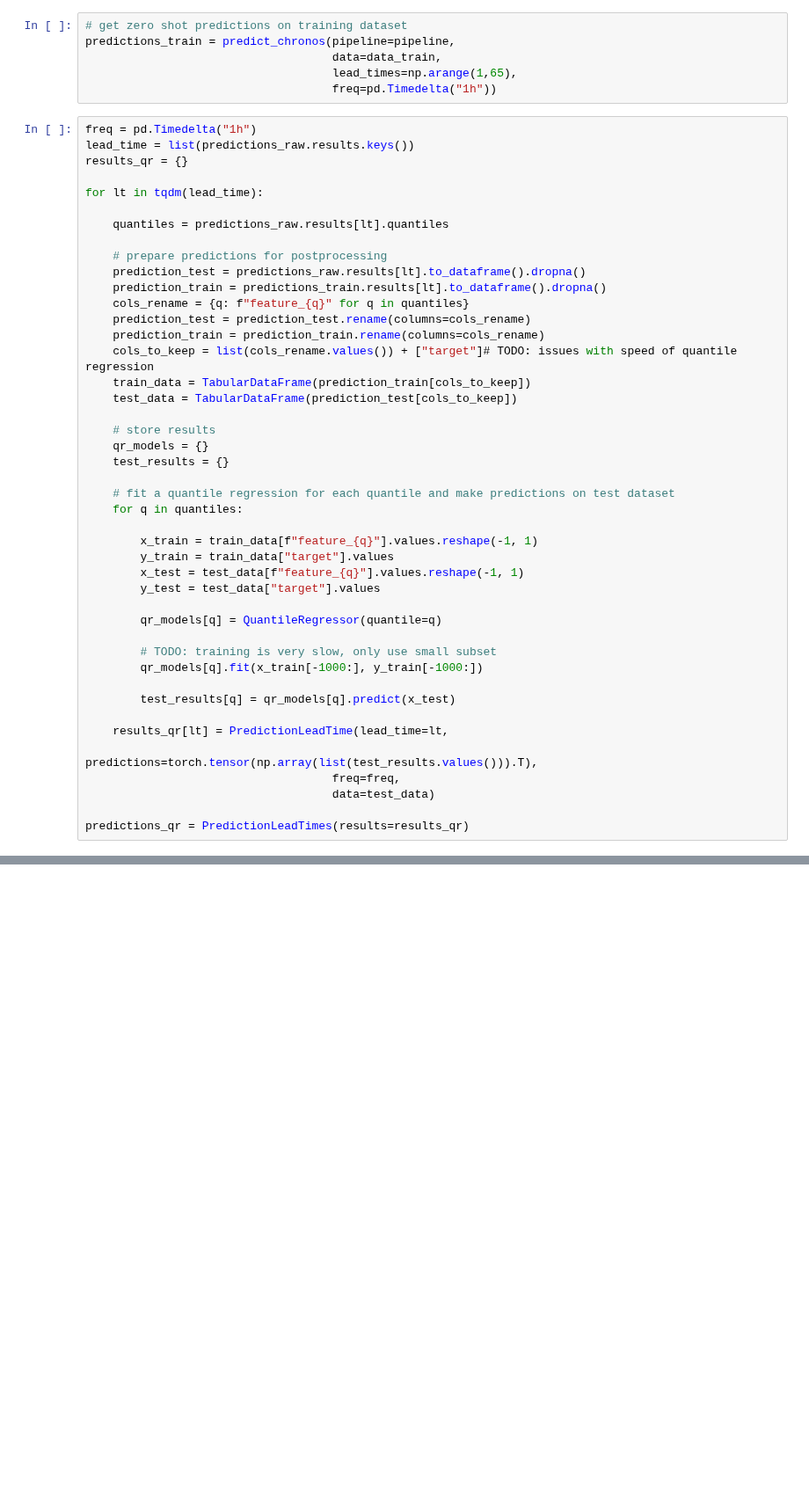
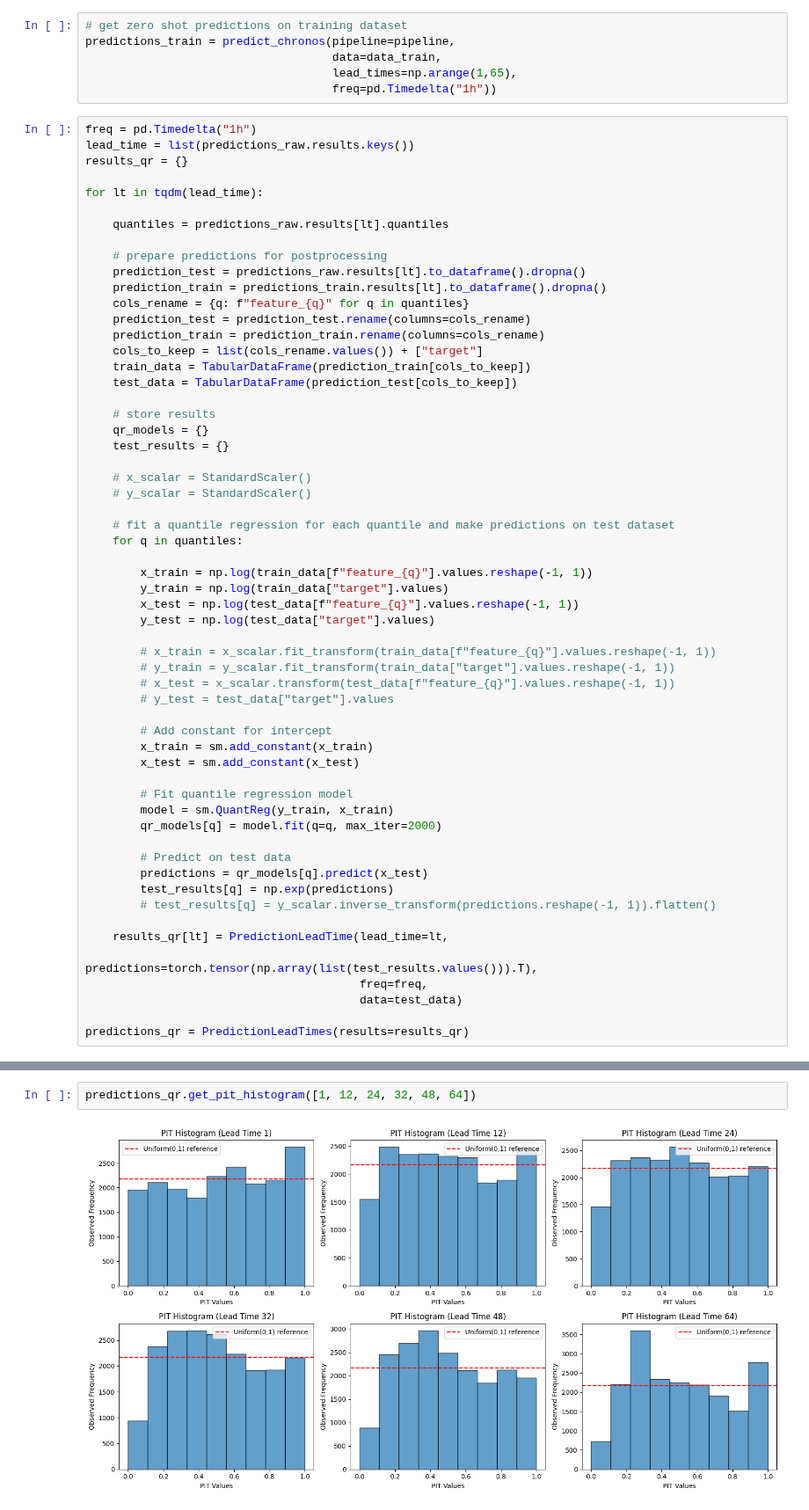
Before and after one commit to LouisSko/master-thesis, a Jupyter notebook: notebook.ipynb, the cells around one changed output, grey strips where cells are left out. Shown at 88% size. Cells and saved outputs as stored; diff of their text form; blank space fills up the shorter version.

Commit message:
replace sklearn quantile regression with statsmodels quantile regression

```diff
--- a/notebook.ipynb
+++ b/notebook.ipynb
@@ -290,7 +285,7 @@ for lt in tqdm(lead_time):
     cols_rename = {q: f"feature_{q}" for q in quantiles}
     prediction_test = prediction_test.rename(columns=cols_rename)
     prediction_train = prediction_train.rename(columns=cols_rename)
-    cols_to_keep = list(cols_rename.values()) + ["target"]# TODO: issues with speed of quantile regression
+    cols_to_keep = list(cols_rename.values()) + ["target"]
     train_data = TabularDataFrame(prediction_train[cols_to_keep])
     test_data = TabularDataFrame(prediction_test[cols_to_keep])
 
@@ -298,24 +293,38 @@ for lt in tqdm(lead_time):
     qr_models = {}
     test_results = {}
 
+    # x_scalar = StandardScaler()
+    # y_scalar = StandardScaler()
+
     # fit a quantile regression for each quantile and make predictions on test dataset
     for q in quantiles:
 
-        x_train = train_data[f"feature_{q}"].values.reshape(-1, 1)
-        y_train = train_data["target"].values
-        x_test = test_data[f"feature_{q}"].values.reshape(-1, 1)
-        y_test = test_data["target"].values
+        x_train = np.log(train_data[f"feature_{q}"].values.reshape(-1, 1))
+        y_train = np.log(train_data["target"].values)
+        x_test = np.log(test_data[f"feature_{q}"].values.reshape(-1, 1))
+        y_test = np.log(test_data["target"].values)
 
-        qr_models[q] = QuantileRegressor(quantile=q)
+        # x_train = x_scalar.fit_transform(train_data[f"feature_{q}"].values.reshape(-1, 1))
+        # y_train = y_scalar.fit_transform(train_data["target"].values.reshape(-1, 1))
+        # x_test = x_scalar.transform(test_data[f"feature_{q}"].values.reshape(-1, 1))
+        # y_test = test_data["target"].values
 
-        # TODO: training is very slow, only use small subset
-        qr_models[q].fit(x_train[-1000:], y_train[-1000:])
+        # Add constant for intercept
+        x_train = sm.add_constant(x_train)
+        x_test = sm.add_constant(x_test)
 
-        test_results[q] = qr_models[q].predict(x_test)
+        # Fit quantile regression model
+        model = sm.QuantReg(y_train, x_train)
+        qr_models[q] = model.fit(q=q, max_iter=2000)
+
+        # Predict on test data
+        predictions = qr_models[q].predict(x_test)
+        test_results[q] = np.exp(predictions)
+        # test_results[q] = y_scalar.inverse_transform(predictions.reshape(-1, 1)).flatten()
 
     results_qr[lt] = PredictionLeadTime(lead_time=lt,
-                                    predictions=torch.tensor(np.array(list(test_results.values())).T),
-                                    freq=freq,
-                                    data=test_data)
+                                        predictions=torch.tensor(np.array(list(test_results.values())).T),
+                                        freq=freq,
+                                        data=test_data)
 
 predictions_qr = PredictionLeadTimes(results=results_qr)
@@ -364,0 +353,4 @@ predictions_qr.get_pit_histogram()
+# %%
+predictions_qr.get_pit_histogram([1, 12, 24, 32, 48, 64])
+# %% [output]
+[figure, added]
```
Also changed, not shown: parts of 16 cells of this notebook.
